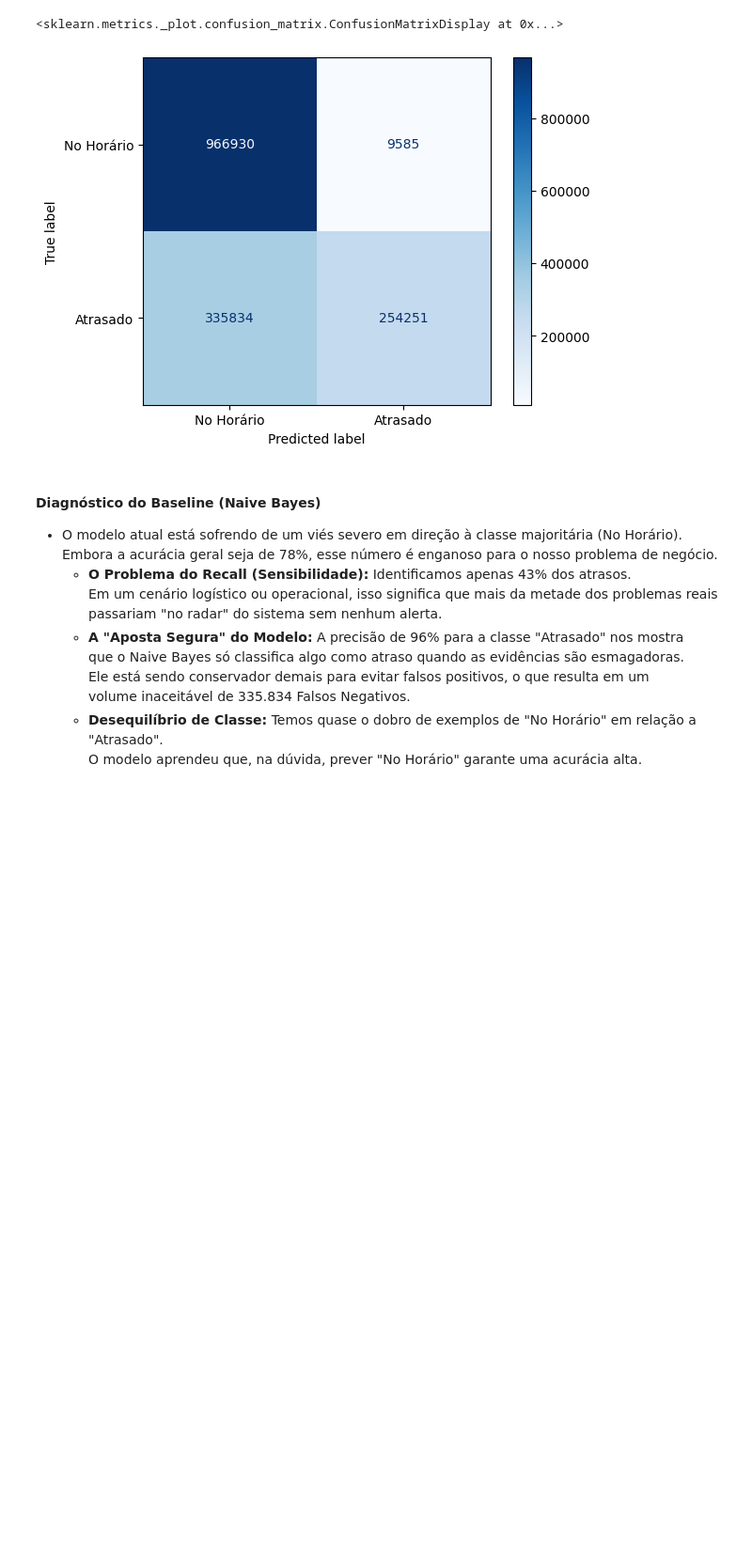
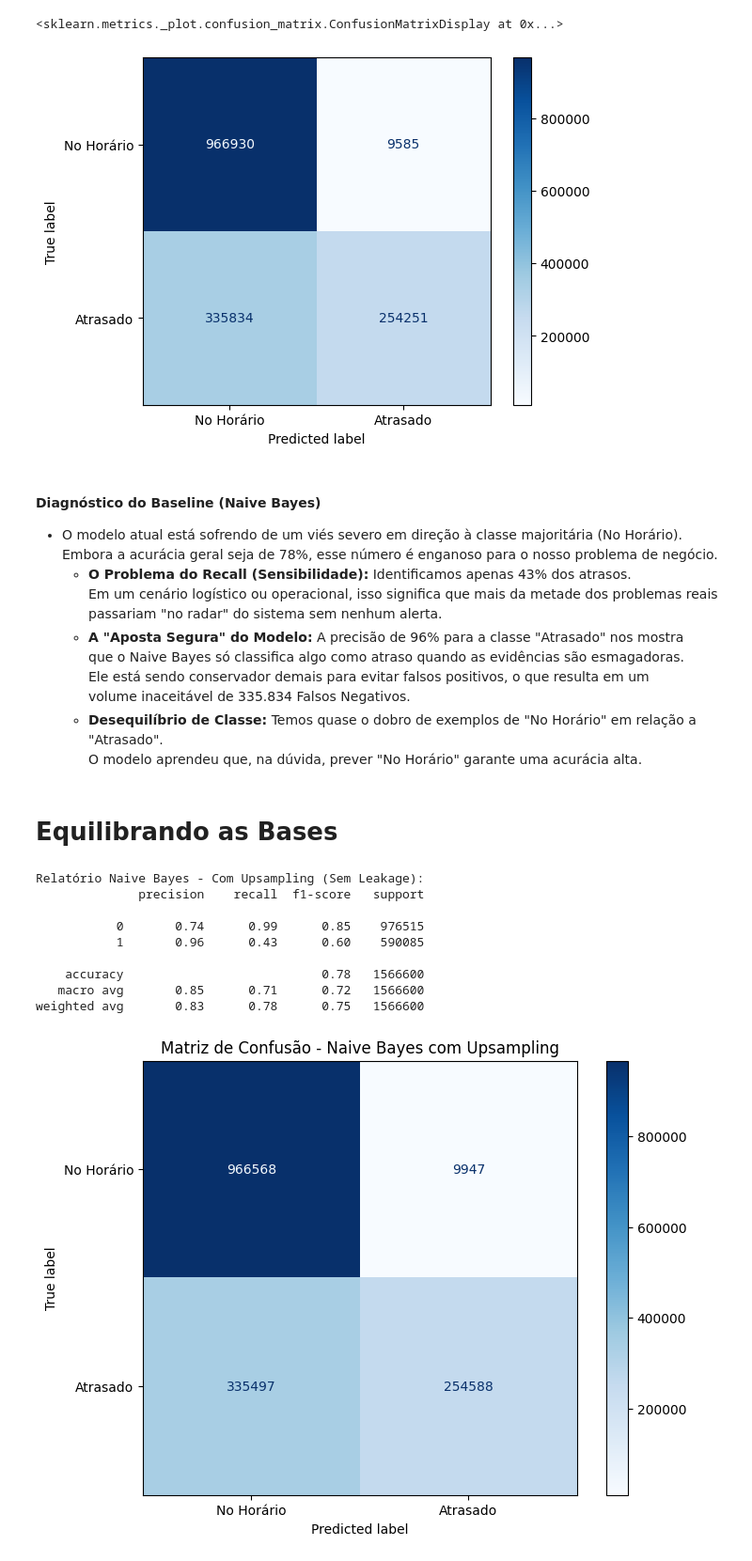
Before and after one commit to JDSdamasceno/fiap_tech_challenge_fase3, a Jupyter notebook: Models/classificacao.ipynb, the cells around one changed output. Shown at 94% size. Saved outputs shown, nothing was run; the diff lists cells and outputs as text; code cells hidden in the pictures; blank space fills up the shorter version.

Commit message:
:brain: wip: Criação do Segundo modelo, Naive Bayes, todavia com as classes equilibradas

```diff
--- a/Models/classificacao.ipynb
+++ b/Models/classificacao.ipynb
@@ -157,3 +158,81 @@ weighted avg       0.83      0.78      0.75   1566600
     volume inaceitável de 335.834 Falsos Negativos.
   - **Desequilíbrio de Classe:** Temos quase o dobro de exemplos de "No Horário" em relação a "Atrasado".<br>
     O modelo aprendeu que, na dúvida, prever "No Horário" garante uma acurácia alta.
+# %% [markdown]
+# Equilibrando as Bases
+# %%
+# 1. Divisão ANTES do equilíbrio (Fundamental para evitar leakage)
+X_train_raw, X_test, y_train_raw, y_test = train_test_split(
+    flights_feature[features],
+    flights_feature["DELAY"],
+    test_size=0.3,
+    random_state=42,
+)
+
+# 2. Rebalanceamento APENAS do Treino
+df_train = pd.concat([X_train_raw, y_train_raw], axis=1)
+df_majoritario = df_train[df_train.DELAY == 0]
+df_minoritario = df_train[df_train.DELAY == 1]
+
+df_minoritario_upsampled = resample(
+    df_minoritario, replace=True, n_samples=len(df_majoritario), random_state=7
+)
+
+df_train_equilibrado = pd.concat([df_majoritario, df_minoritario_upsampled])
+X_train = df_train_equilibrado[features]
+y_train = df_train_equilibrado["DELAY"]
+
+# 3. Processamento Automático (Usando o preprocessor que evita erros de tipo)
+preprocessor = ColumnTransformer(
+    transformers=[
+        (
+            "num",
+            StandardScaler(),
+            X_train.select_dtypes(include=["number"]).columns.tolist(),
+        ),
+        (
+            "cat",
+            OrdinalEncoder(
+                handle_unknown="use_encoded_value", unknown_value=-1
+            ),
+            X_train.select_dtypes(
+                include=["object", "category"]
+            ).columns.tolist(),
+        ),
+    ]
+)
+
+# 4. Fit e Transform
+X_train_processed = preprocessor.fit_transform(X_train)
+X_test_processed = preprocessor.transform(X_test)
+
+# 5. Modelo e Avaliação
+modelo_nb = GaussianNB()
+modelo_nb.fit(X_train_processed, y_train)
+
+y_pred = modelo_nb.predict(X_test_processed)
+print("Relatório Naive Bayes - Com Upsampling (Sem Leakage):")
+print(classification_report(y_test, y_pred))
+
+cm = confusion_matrix(y_test, y_pred)
+
+# 6. Matriz de Confusão
+disp = ConfusionMatrixDisplay(
+    confusion_matrix=cm, display_labels=["No Horário", "Atrasado"]
+)
+fig, ax = plt.subplots(figsize=(8, 6))
+disp.plot(cmap="Blues", values_format="d", ax=ax)
+plt.title("Matriz de Confusão - Naive Bayes com Upsampling")
+plt.grid(False)  # Garante que as linhas do grid não fiquem sobre os números
+plt.show()
+# %% [output]
+Relatório Naive Bayes - Com Upsampling (Sem Leakage):
+              precision    recall  f1-score   support
+
+           0       0.74      0.99      0.85    976515
+           1       0.96      0.43      0.60    590085
+
+    accuracy                           0.78   1566600
+   macro avg       0.85      0.71      0.72   1566600
+weighted avg       0.83      0.78      0.75   1566600
+[figure, added]
```
Also changed, not shown: parts of 4 cells of this notebook.
